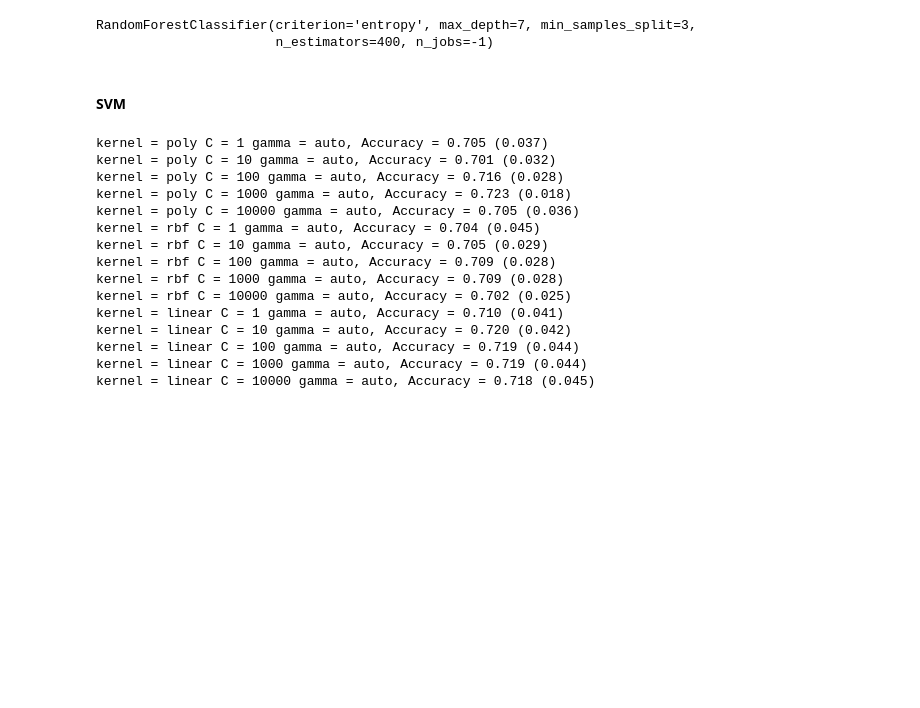
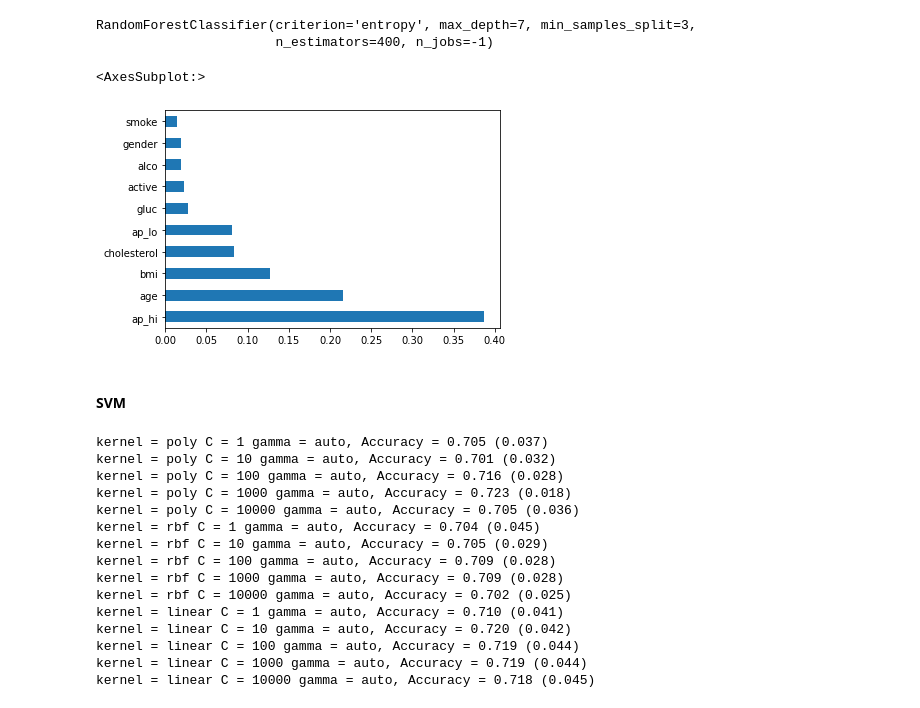
Before and after one commit to srpanchal/Predict-Cardio-Disease-Machine-Learning, a Jupyter notebook: Lab1_Saurabh_Panchal.ipynb, the cells around one changed output. Cells and saved outputs as stored; diff of their text form; code cells hidden in the pictures; blank space fills up the shorter version.

```diff
--- a/Lab1_Saurabh_Panchal.ipynb
+++ b/Lab1_Saurabh_Panchal.ipynb
@@ -854,7 +821,6 @@ bmi
 # %%
-total_train_data = train_data.append(validation_data)
 y = total_train_data.loc[:,"cardio"]
 X = total_train_data.drop("cardio", 1)
-
+origX = X.copy()
 scalar = MinMaxScaler()
 X = scalar.fit_transform(X)
@@ -940,8 +922,14 @@ model_rf.fit(X,y)
 # %% [output]
 RandomForestClassifier(criterion='entropy', max_depth=7, min_samples_split=3,
                        n_estimators=400, n_jobs=-1)
-# %% [markdown]
-#### SVM
+# %%
+feat_importances = pd.Series(model_rf.feature_importances_, index=origX.columns)
+feat_importances.nlargest(10).plot(kind='barh')
+# %% [output]
+<AxesSubplot:>
+[figure, added]
+# %% [markdown]
+#### SVM
 # %%
 from sklearn.svm import SVC
 from sklearn.metrics import f1_score
```
Also changed, not shown: parts of 32 cells of this notebook, 7 other files.
